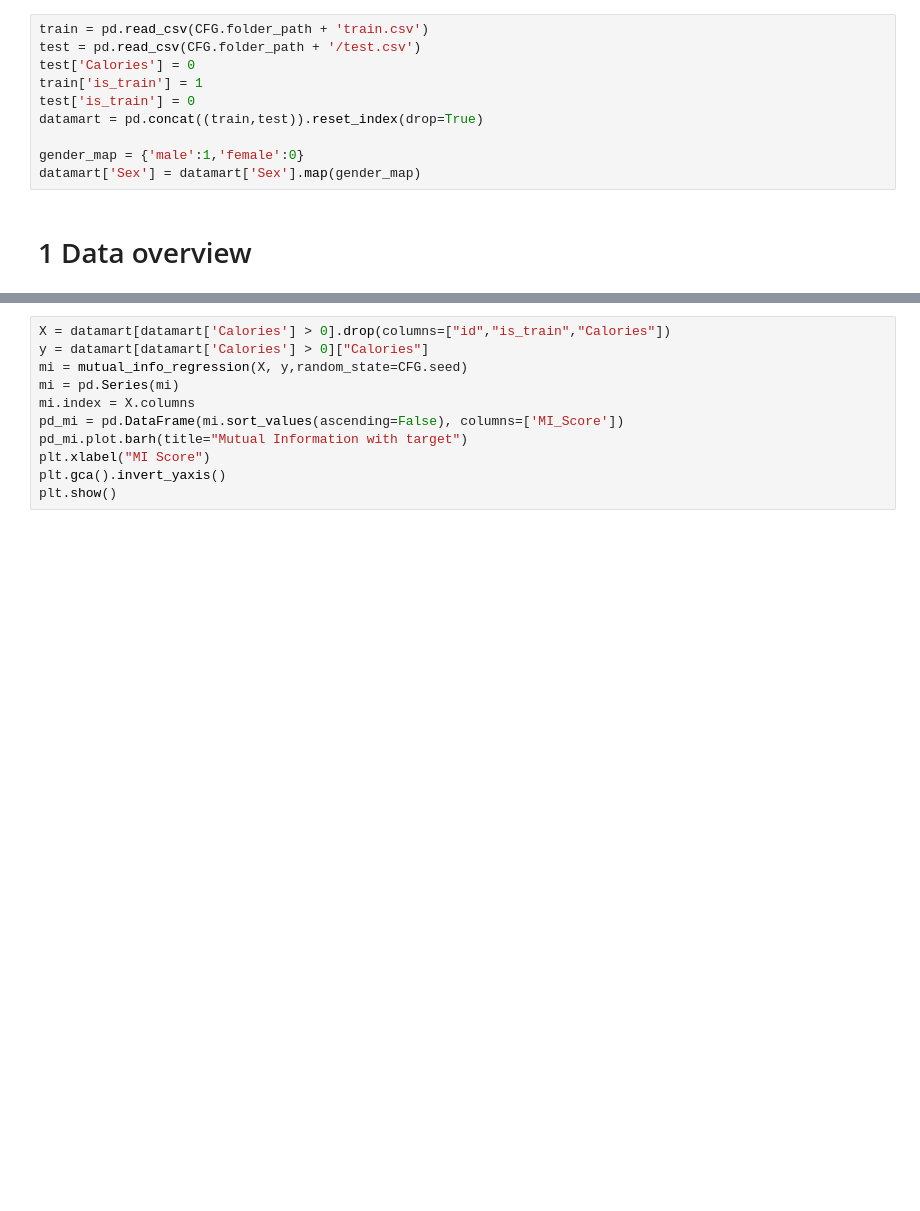
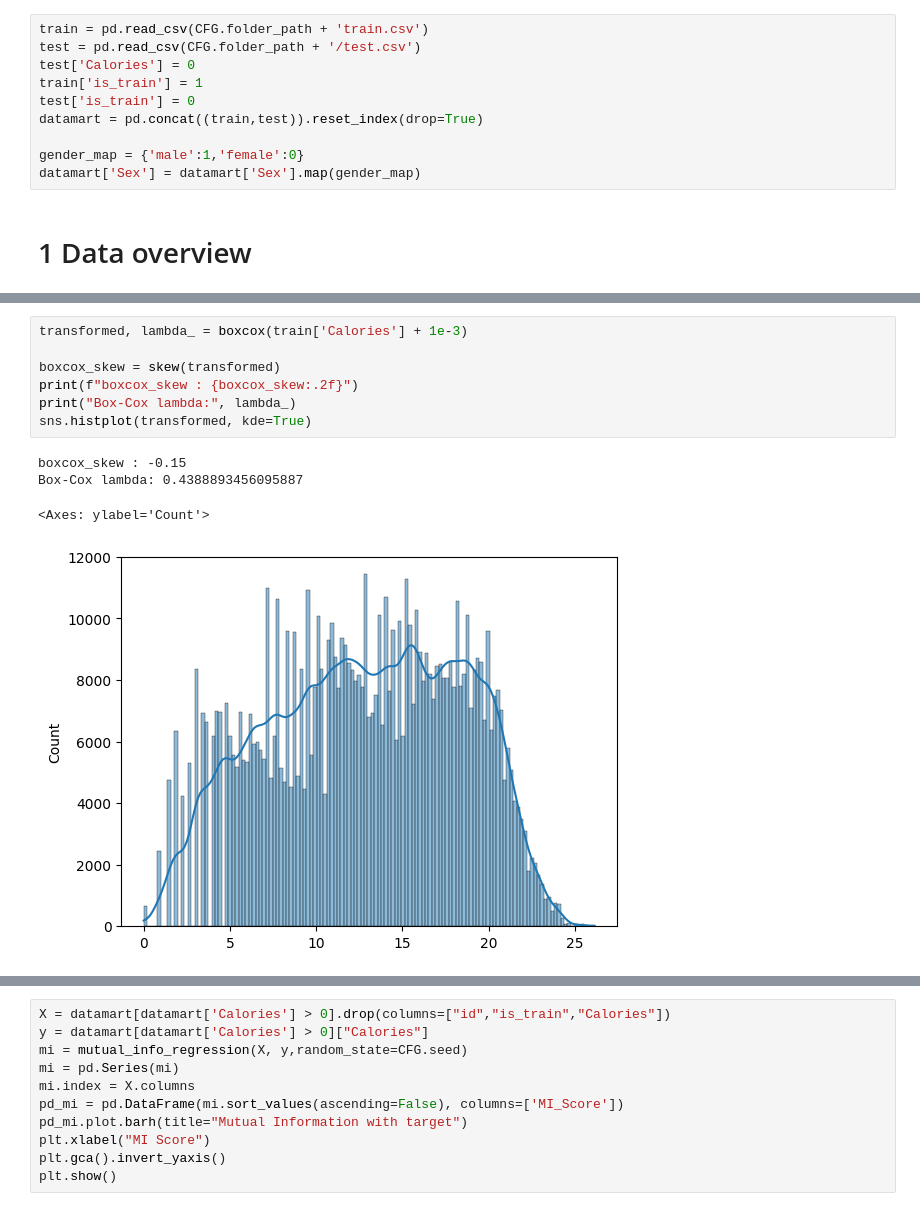
Before and after one commit to seiless/Kaggle, a Jupyter notebook: playground-series-s5e5/playground-series-s5e5.ipynb, the cells around one changed output, grey strips where cells are left out. Saved outputs shown, nothing was run; the diff lists cells and outputs as text; blank space fills up the shorter version.

```diff
--- a/playground-series-s5e5/playground-series-s5e5.ipynb
+++ b/playground-series-s5e5/playground-series-s5e5.ipynb
@@ -46,0 +73,12 @@ datamart.describe()
+# %%
+transformed, lambda_ = boxcox(train['Calories'] + 1e-3)
+
+boxcox_skew = skew(transformed)
+print(f"boxcox_skew : {boxcox_skew:.2f}")
+print("Box-Cox lambda:", lambda_)
+sns.histplot(transformed, kde=True)
+# %% [output]
+boxcox_skew : -0.15
+Box-Cox lambda: 0.4388893456095887
+<Axes: ylabel='Count'>
+[figure, added]
```
Also changed, not shown: parts of 18 cells of this notebook, 10 other files.
